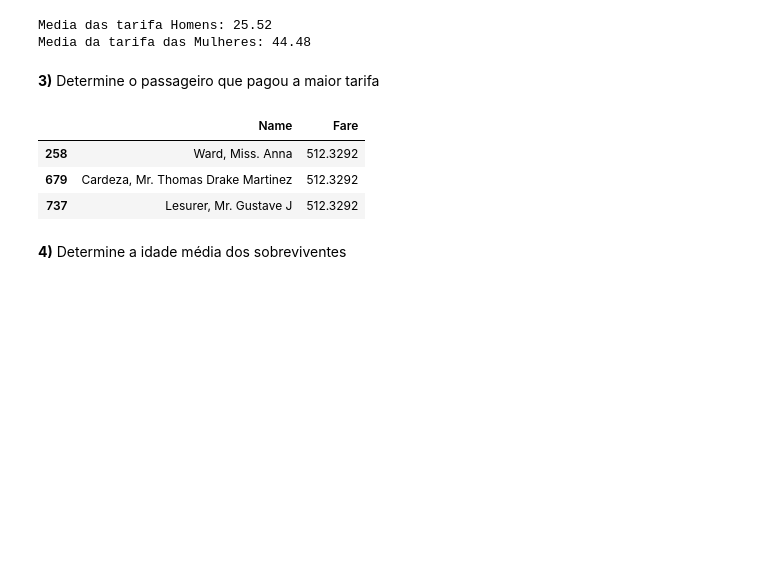
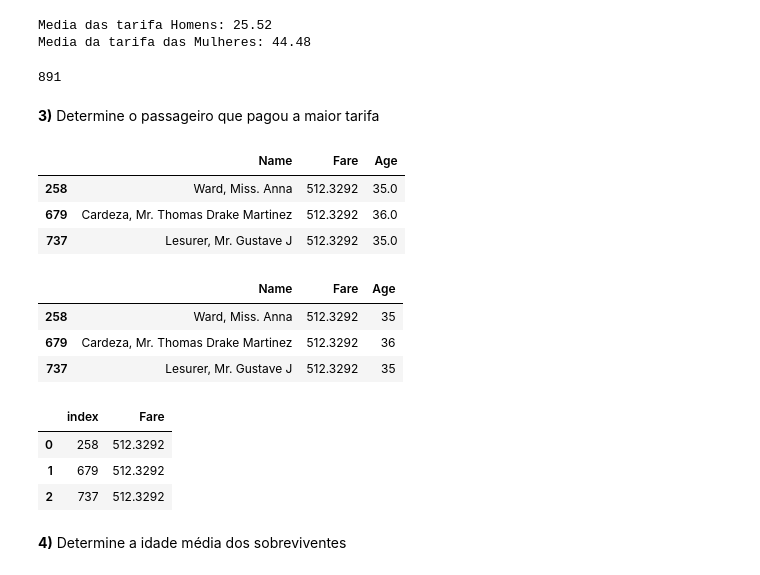
Before and after one commit to JhonCostaDev/Ada-Coders-2024, a Jupyter notebook: data_engineering/tecnicas_programação/aula_3/aula_3_limpo.ipynb, the cells around one changed output. Cells and saved outputs as stored; diff of their text form; code cells hidden in the pictures; blank space fills up the shorter version.

Commit message:
estudo aula 5

```diff
--- a/data_engineering/tecnicas_programação/aula_3/aula_3_limpo.ipynb
+++ b/data_engineering/tecnicas_programação/aula_3/aula_3_limpo.ipynb
@@ -936,7 +980,7 @@ A moda dos alunos com nota maior que 7 é: 10
 O __Pandas__ tem algumas funcionalidades bem interessantes, como por exemplo permitir que carregue para o Notebook arquivos no formato csv, excel, xlsx e etc. Vamos ver uma aplicação como o CSV:
 # %%
 # Carrega um arquivo CSV
-df = pd.read_csv('../aula_4/titanic.csv')
+df = pd.read_csv('../aula_4/data/titanic.csv')
 ## .. -> Sobe de pasta
 ## /<nome_da_pasta> entra na pasta
 
@@ -1132,20 +1192,43 @@ print(f'Media das tarifa Homens: {male}\nMedia da tarifa das Mulheres: {female}'
 # %% [output]
 Media das tarifa Homens: 25.52
 Media da tarifa das Mulheres: 44.48
+# %%
+# Verificar quantos passageiros
+
+df['PassengerId'].nunique()
+# %% [output]
+891
 # %% [markdown]
 **3)** Determine o passageiro que pagou a maior tarifa
 # %%
 #TODO: Entender melhor essa sintaxe
 #TODO: Fazer print bonitinho
 #maior = df['Fare'].max()
 #df[df['Faltas'] >= 5][['Alunos', 'Notas']]
-df[ df['Fare'] == df['Fare'].max()][['Name', 'Fare']]
+df[ df['Fare'] == df['Fare'].max()][['Name', 'Fare', 'Age']]
 #maior
 # %% [output]
-|  | Name | Fare |
-| 258 | Ward, Miss. Anna | 512.3292 |
-| 679 | Cardeza, Mr. Thomas Drake Martinez | 512.3292 |
-| 737 | Lesurer, Mr. Gustave J | 512.3292 |
+|  | Name | Fare | Age |
+| 258 | Ward, Miss. Anna | 512.3292 | 35.0 |
+| 679 | Cardeza, Mr. Thomas Drake Martinez | 512.3292 | 36.0 |
+| 737 | Lesurer, Mr. Gustave J | 512.3292 | 35.0 |
+# %%
+# Mudando o tipo da coluna age de float para int
+age_int = df[ df['Fare'] == df['Fare'].max()][['Name', 'Fare', 'Age']]
+age_int['Age'] = age_int['Age'].astype(int)
+age_int
+# %% [output]
+|  | Name | Fare | Age |
+| 258 | Ward, Miss. Anna | 512.3292 | 35 |
+| 679 | Cardeza, Mr. Thomas Drake Martinez | 512.3292 | 36 |
+| 737 | Lesurer, Mr. Gustave J | 512.3292 | 35 |
+# %%
+df['Fare'].nlargest(3).reset_index()
+# %% [output]
+|  | index | Fare |
+| 0 | 258 | 512.3292 |
+| 1 | 679 | 512.3292 |
+| 2 | 737 | 512.3292 |
 # %% [markdown]
 **4)** Determine a idade média dos sobreviventes
 # %%
```
Also changed, not shown: parts of 40 cells of this notebook, 6 other files.
